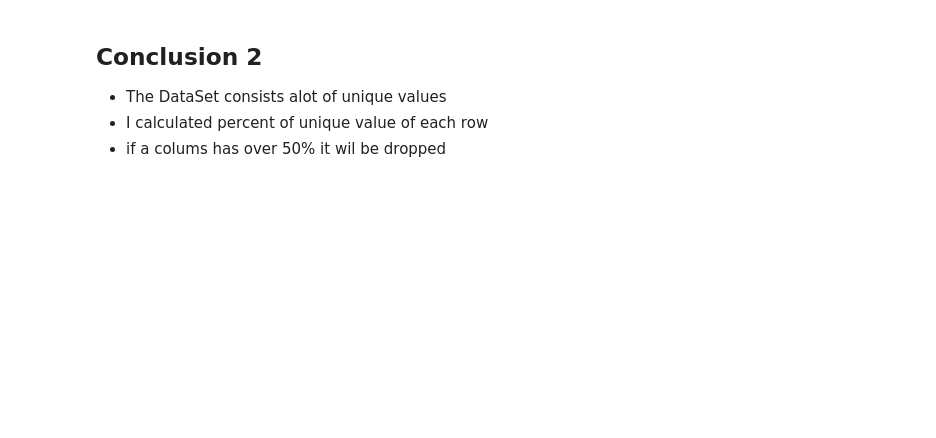
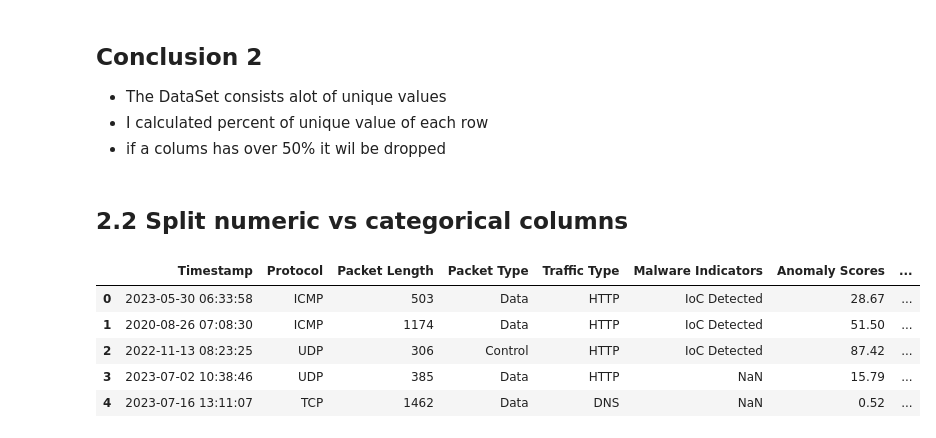
Before and after one commit to quangminh206lnh-collab/Network-attack-type-prediction-, a Jupyter notebook: notebooks/cybersecurity_analysis.ipynb, the cells around one changed output. Saved outputs shown, nothing was run; the diff lists cells and outputs as text; code cells hidden in the pictures; blank space fills up the shorter version.

```diff
--- a/notebooks/cybersecurity_analysis.ipynb
+++ b/notebooks/cybersecurity_analysis.ipynb
@@ -320,9 +321,18 @@ Dest_Port_Known               1
 dtype: int64
-# %%
-df = df.drop(columns=['Source_Port_Known', 'Dest_Port_Known'])
 # %% [markdown]
 ## Conclusion 2
 
 * The DataSet consists alot of  unique values
 * I calculated percent of unique value of each row
 * if a colums has over 50% it wil be dropped
+# %% [markdown]
+## 2.2 Split numeric vs categorical columns
+# %%
+df.head()
+# %% [output]
+|  | Timestamp | Protocol | Packet Length | Packet Type | Traffic Type | Malware Indicators | Anomaly Scores | ... |
+| 0 | 2023-05-30 06:33:58 | ICMP | 503 | Data | HTTP | IoC Detected | 28.67 | ... |
+| 1 | 2020-08-26 07:08:30 | ICMP | 1174 | Data | HTTP | IoC Detected | 51.50 | ... |
+| 2 | 2022-11-13 08:23:25 | UDP | 306 | Control | HTTP | IoC Detected | 87.42 | ... |
+| 3 | 2023-07-02 10:38:46 | UDP | 385 | Data | HTTP | NaN | 15.79 | ... |
+| 4 | 2023-07-16 13:11:07 | TCP | 1462 | Data | DNS | NaN | 0.52 | ... |
```
Also changed, not shown: parts of 14 cells of this notebook.
